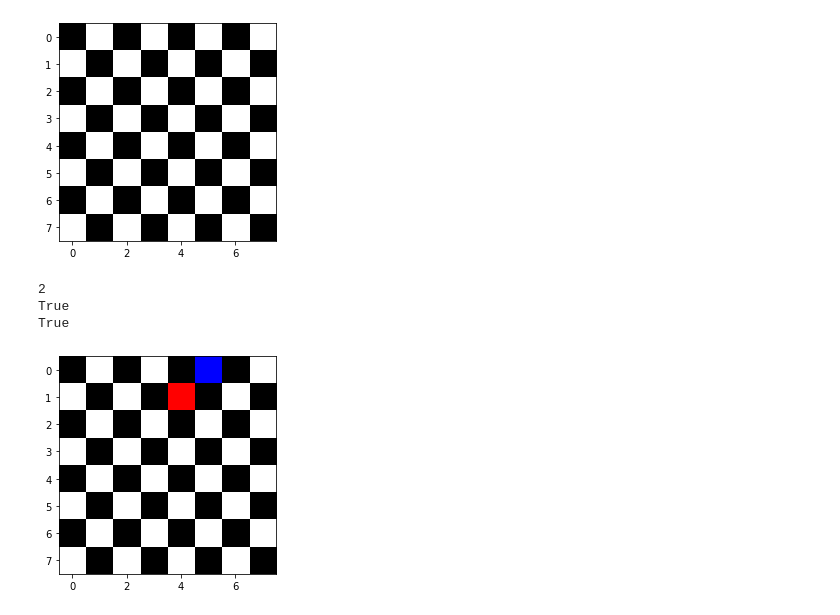
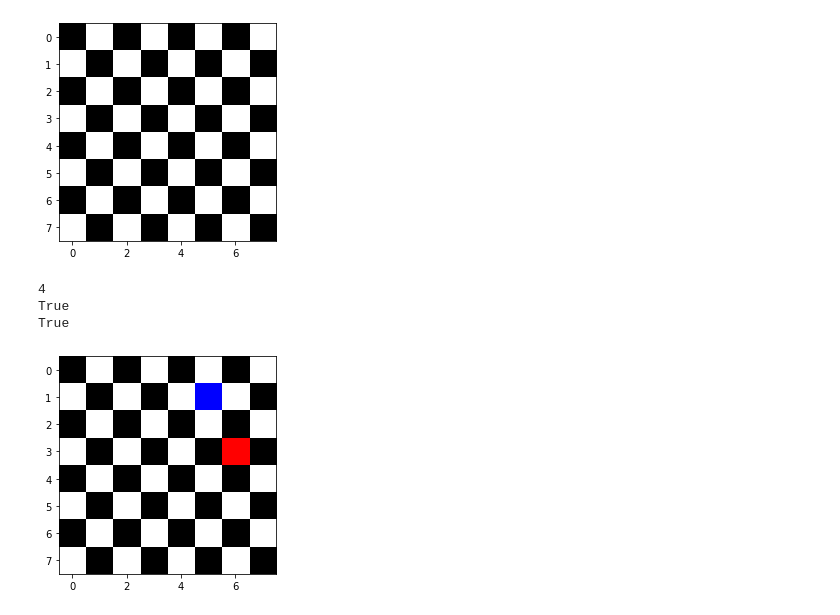
Before and after one commit to PyDrummer/chess-board, a Jupyter notebook: chess_board.ipynb, the cells around one changed output. Cells and saved outputs as stored; diff of their text form; code cells hidden in the pictures.

```diff
--- a/chess_board.ipynb
+++ b/chess_board.ipynb
@@ -73,13 +73,13 @@ class Board:
             return False
 # %%
 b = Board()
-b.add_blue(0, 5)
-b.add_red(1, 4)
+b.add_blue(1, 5)
+b.add_red(3, 6)
 # print(b.red[1])
 print(b.is_under_attack())
 b.render()
 # %% [output]
-2
+4
 True
 True
-[figure, old version]
+[figure, new version]
```
